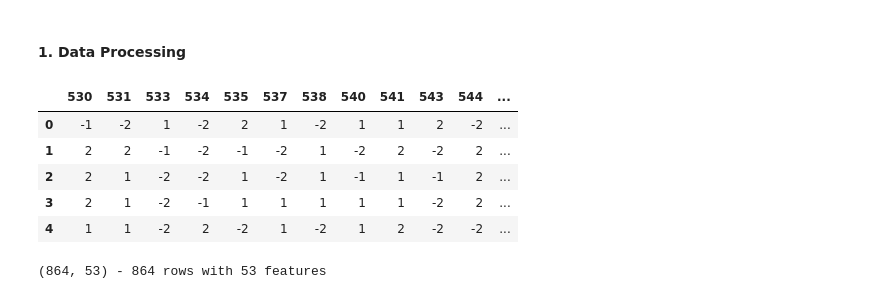
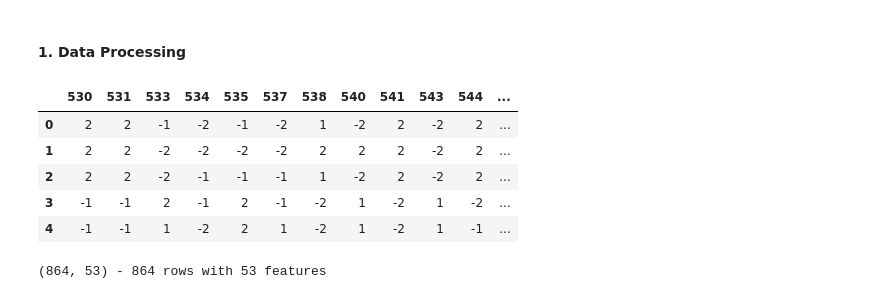
Before and after one commit to maxim-zavidei/viauc-mal1-a23, a Jupyter notebook: assignment4/assignment4-solution.ipynb, the cells around one changed output. Drawn from its saved outputs; the diff is of its cells as text; code cells hidden in the pictures.

```diff
--- a/assignment4/assignment4-solution.ipynb
+++ b/assignment4/assignment4-solution.ipynb
@@ -20,18 +20,18 @@ from adjustText import adjust_text
 # %%
 # Load spreadsheet
 pd.set_option('display.max_columns', None)  # or a specific number like 100
 pd.set_option('display.max_rows', None)     # or a specific number like 100
 pd.set_option('display.width', 2000)        # or desired width
 pd.set_option('display.max_colwidth', None)    # or any desired column width
-df = pd.read_excel('alldata.xlsx', engine='openpyxl')
+df = pd.read_excel('electeddata.xlsx', engine='openpyxl')
 df.head()
 # %% [output]
 |  | 530 | 531 | 533 | 534 | 535 | 537 | 538 | 540 | 541 | 543 | 544 | ... |
-| 0 | -1 | -2 | 1 | -2 | 2 | 1 | -2 | 1 | 1 | 2 | -2 | ... |
-| 1 | 2 | 2 | -1 | -2 | -1 | -2 | 1 | -2 | 2 | -2 | 2 | ... |
-| 2 | 2 | 1 | -2 | -2 | 1 | -2 | 1 | -1 | 1 | -1 | 2 | ... |
-| 3 | 2 | 1 | -2 | -1 | 1 | 1 | 1 | 1 | 1 | -2 | 2 | ... |
-| 4 | 1 | 1 | -2 | 2 | -2 | 1 | -2 | 1 | 2 | -2 | -2 | ... |
+| 0 | 2 | 2 | -1 | -2 | -1 | -2 | 1 | -2 | 2 | -2 | 2 | ... |
+| 1 | 2 | 2 | -2 | -2 | -2 | -2 | 2 | 2 | 2 | -2 | 2 | ... |
+| 2 | 2 | 2 | -2 | -1 | -1 | -1 | 1 | -2 | 2 | -2 | 2 | ... |
+| 3 | -1 | -1 | 2 | -1 | 2 | -1 | -2 | 1 | -2 | 1 | -2 | ... |
+| 4 | -1 | -1 | 1 | -2 | 2 | 1 | -2 | 1 | -2 | 1 | -1 | ... |
 # %%
 df = df[df['parti'] != 'Løsgænger']
 df.dropna()
```
Also changed, not shown: parts of 9 cells of this notebook.
